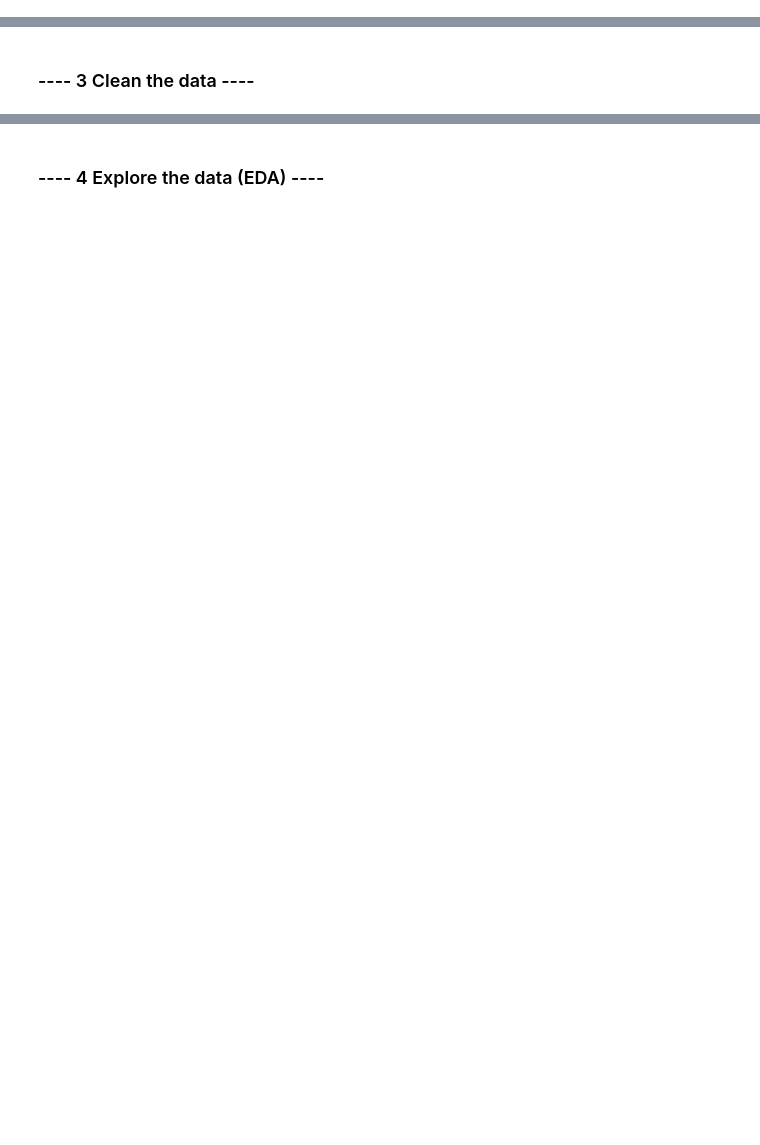
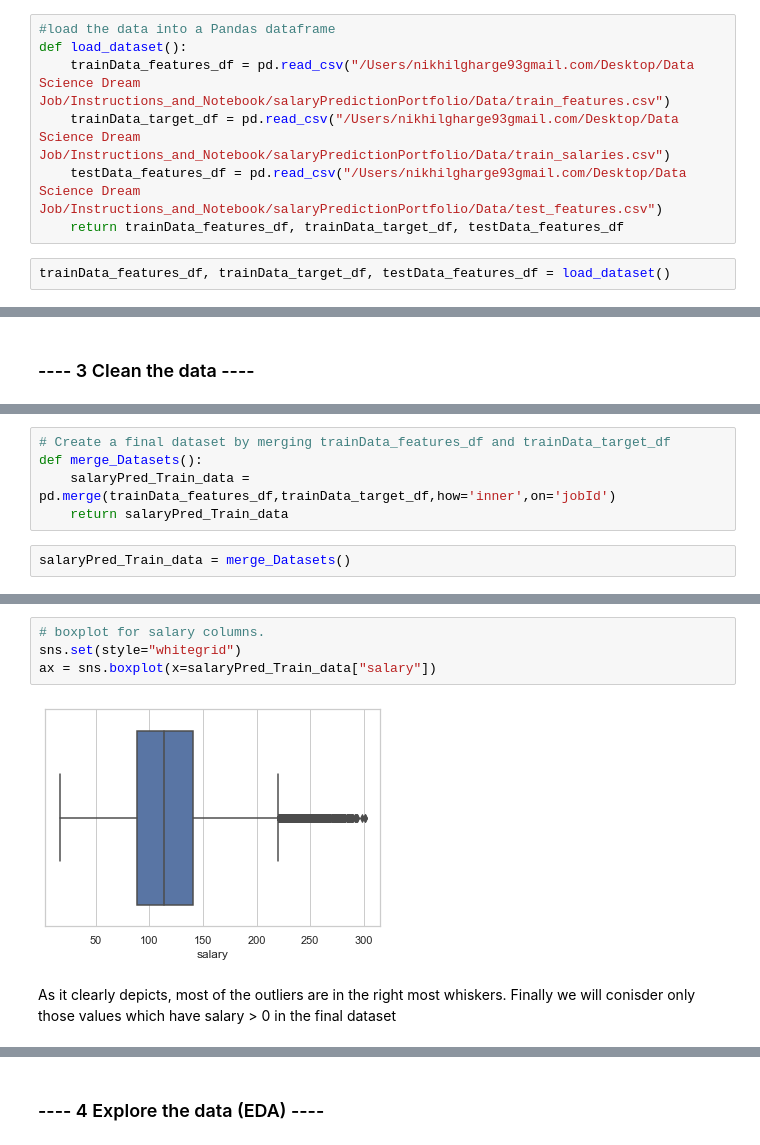
Before and after one commit to nikhilgharge4591/salaryPredictionPortfolio, a Jupyter notebook: Salary Prediction Project.ipynb, the cells around one changed output, grey strips where cells are left out. Cells and saved outputs as stored; diff of their text form; blank space fills up the shorter version.

Commit message:
Initial steps done. Next will be EDA

```diff
--- a/Salary Prediction Project.ipynb
+++ b/Salary Prediction Project.ipynb
@@ -23,0 +24,9 @@ __email__ = "your email here"
+# %%
+#load the data into a Pandas dataframe
+def load_dataset():
+    trainData_features_df = pd.read_csv("/Users/nikhilgharge93gmail.com/Desktop/Data Science Dream Job/Instructions_and_Notebook/salaryPredictionPortfolio/Data/train_features.csv")
+    trainData_target_df = pd.read_csv("/Users/nikhilgharge93gmail.com/Desktop/Data Science Dream Job/Instructions_and_Notebook/salaryPredictionPortfolio/Data/train_salaries.csv")
+    testData_features_df = pd.read_csv("/Users/nikhilgharge93gmail.com/Desktop/Data Science Dream Job/Instructions_and_Notebook/salaryPredictionPortfolio/Data/test_features.csv")
+    return trainData_features_df, trainData_target_df, testData_features_df
+# %%
+trainData_features_df, trainData_target_df, testData_features_df = load_dataset()
@@ -27,0 +80,7 @@ __email__ = "your email here"
+# %%
+# Create a final dataset by merging trainData_features_df and trainData_target_df
+def merge_Datasets():
+    salaryPred_Train_data = pd.merge(trainData_features_df,trainData_target_df,how='inner',on='jobId')
+    return salaryPred_Train_data
+# %%
+salaryPred_Train_data = merge_Datasets()
@@ -27,0 +113,9 @@ __email__ = "your email here"
+# %%
+# boxplot for salary columns.
+sns.set(style="whitegrid")
+ax = sns.boxplot(x=salaryPred_Train_data["salary"])
+# %% [output]
+[figure, added]
+# %% [markdown]
+As it clearly depicts, most of the outliers are in the right most whiskers.
+Finally we will conisder only those values which have salary > 0 in the final dataset
```
Also changed, not shown: parts of 18 cells of this notebook.
